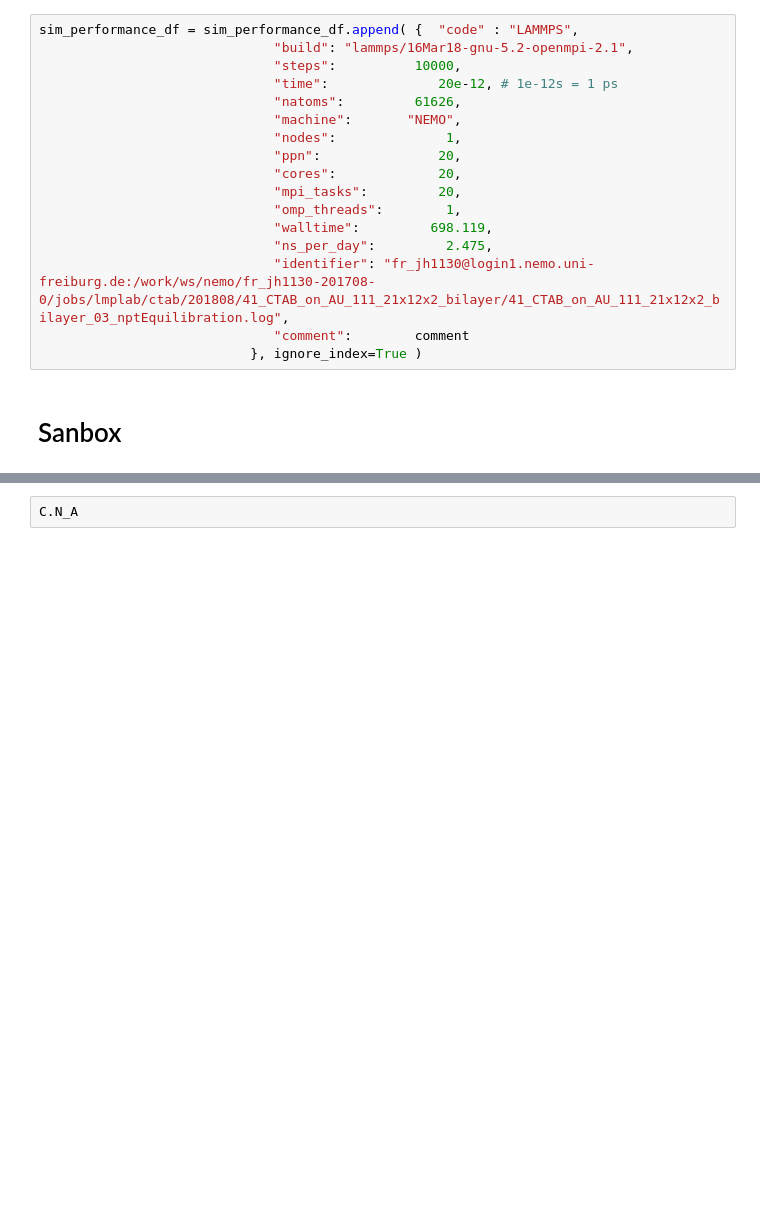
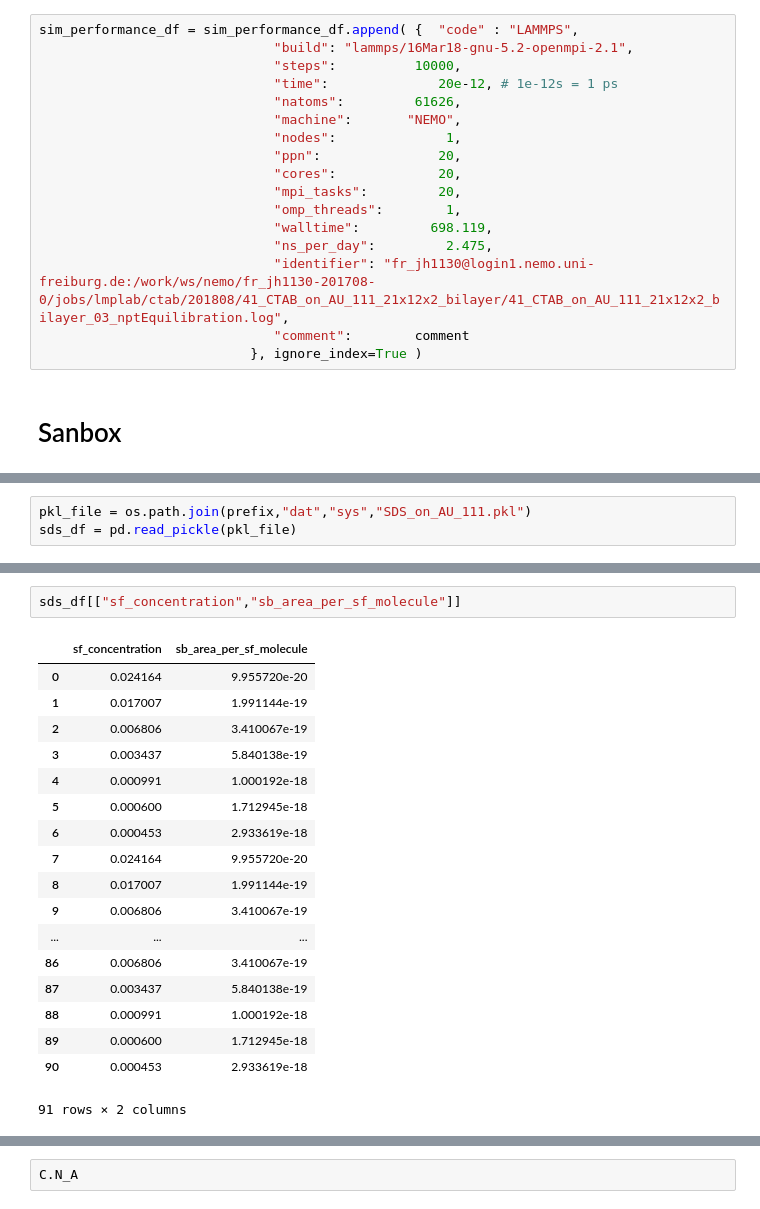
Before and after one commit to jotelha/jlhphd, a Jupyter notebook: ipynb/prep/20190725_surfactant_systems.ipynb, the cells around one changed output, grey strips where cells are left out. Cells and saved outputs as stored; diff of their text form; blank space fills up the shorter version.

```diff
--- a/ipynb/prep/20190725_surfactant_systems.ipynb
+++ b/ipynb/prep/20190725_surfactant_systems.ipynb
@@ -3645,0 +3646,3 @@ C.centi
+# %%
+pkl_file = os.path.join(prefix,"dat","sys","SDS_on_AU_111.pkl")
+sds_df = pd.read_pickle(pkl_file)
@@ -3645,0 +3661,21 @@ C.centi
+# %%
+sds_df[["sf_concentration","sb_area_per_sf_molecule"]]
+# %% [output]
+|  | sf_concentration | sb_area_per_sf_molecule |
+| 0 | 0.024164 | 9.955720e-20 |
+| 1 | 0.017007 | 1.991144e-19 |
+| 2 | 0.006806 | 3.410067e-19 |
+| 3 | 0.003437 | 5.840138e-19 |
+| 4 | 0.000991 | 1.000192e-18 |
+| 5 | 0.000600 | 1.712945e-18 |
+| 6 | 0.000453 | 2.933619e-18 |
+| 7 | 0.024164 | 9.955720e-20 |
+| 8 | 0.017007 | 1.991144e-19 |
+| 9 | 0.006806 | 3.410067e-19 |
+| ... | ... | ... |
+| 86 | 0.006806 | 3.410067e-19 |
+| 87 | 0.003437 | 5.840138e-19 |
+| 88 | 0.000991 | 1.000192e-18 |
+| 89 | 0.000600 | 1.712945e-18 |
+| 90 | 0.000453 | 2.933619e-18 |
+91 rows × 2 columns
```
Also changed, not shown: parts of 5 cells of this notebook, 9 other files.
